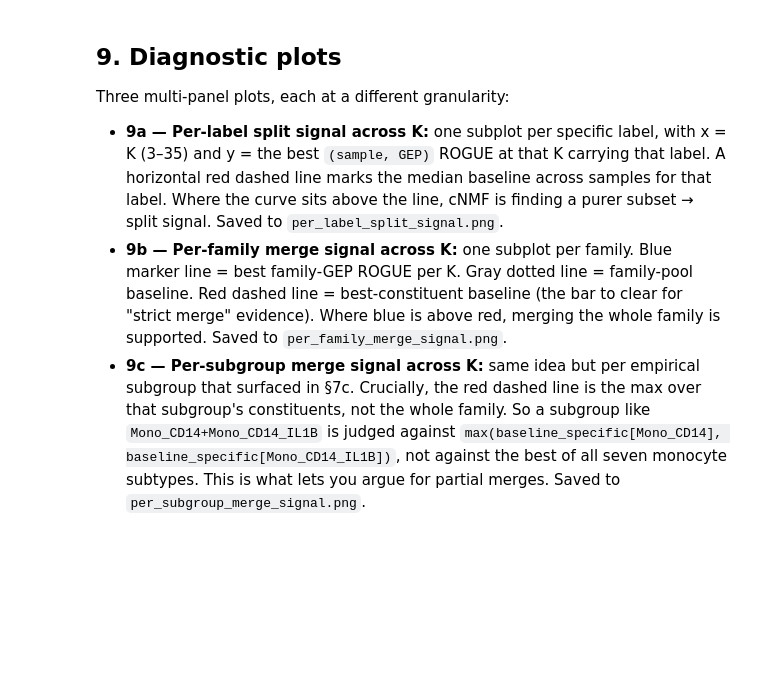
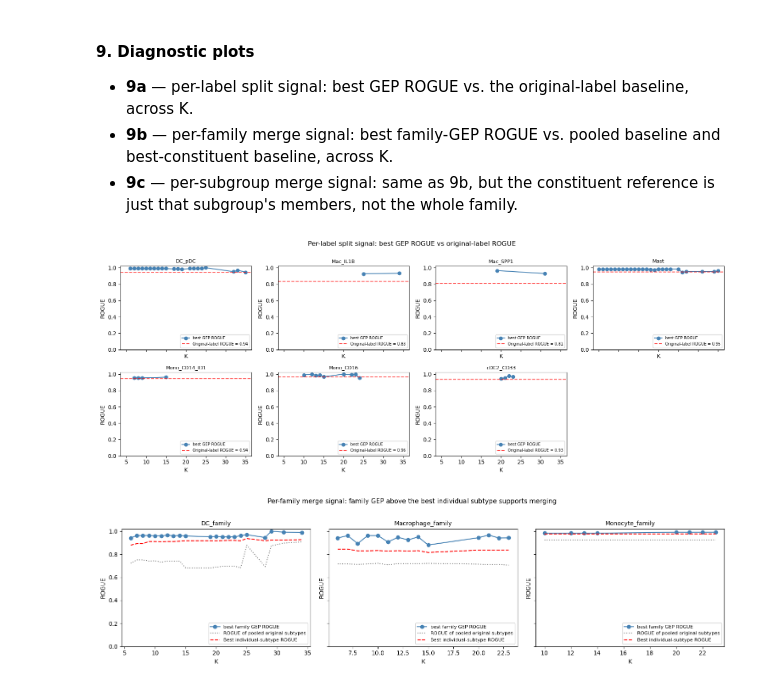
Before and after one commit to sumedhars/dinh-lab-clanp, a Jupyter notebook: 4_rogue_per_gep_audit.ipynb, the cells around one changed output. Saved outputs shown, nothing was run; the diff lists cells and outputs as text; code cells hidden in the pictures; blank space fills up the shorter version.

```diff
--- a/4_rogue_per_gep_audit.ipynb
+++ b/4_rogue_per_gep_audit.ipynb
@@ -893,9 +858,6 @@ The resulting `audit_df` combines the original GEP ROGUE scores, the `membership
 # %%
-# Constituent-reference helper: mean/min/max of baseline_specific ROGUE across
-# an arbitrary list of original labels — used for both 'subgroup' and 'family' rows.
 def _refs_from_members(sample, members):
-    """Return (mean, min, max) of baseline_specific ROGUE across `members`
-    in `sample`. NaNs if no constituent has a baseline."""
+    """(mean, min, max) of baseline_specific ROGUE across `members` in `sample`."""
     vals = [baseline_specific_lookup.get((sample, m)) for m in members]
     vals = [v for v in vals if v is not None and not np.isnan(v)]
     if not vals:
@@ -909,8 +871,8 @@ for _, r in gep_rogue_long.iterrows():
         'sample':            r['sample'],
         'K':                 r['K'],
         'gep':               r['gep'],
-        'label':             r['label'],          # original nb2 label
-        'label_kind':        r['label_kind'],     # original nb2 kind
+        'label':             r['label'],
+        'label_kind':        r['label_kind'],
         'membership_label':   r['membership_label'],
         'baseline_group_type':    r['baseline_group_type'],
         'members_str':       r['members_str'],
@@ -939,7 +901,7 @@ for _, r in gep_rogue_long.iterrows():
         )
         mean_b, min_b, max_b = _refs_from_members(r['sample'], members)
         rec.update(
-            baseline_ROGUE        = pool,                                              # subgroup-pool ROGUE
+            baseline_ROGUE        = pool,
             delta_ROGUE           = r['ROGUE'] - pool   if not pd.isna(pool)   else np.nan,
             baseline_ROGUE_mean   = mean_b,
             baseline_ROGUE_min    = min_b,
@@ -950,7 +912,6 @@ for _, r in gep_rogue_long.iterrows():
 
     elif kind == 'family':
         pool = baseline_family_lookup.get((r['sample'], r['membership_label']), np.nan)
-        # Family members come from CELLTYPE_FAMILIES, not from r['members']
         fam = r['membership_label'][:-len(FAMILY_LABEL_SUFFIX)]
         family_members = CELLTYPE_FAMILIES.get(fam, [])
         mean_b, min_b, max_b = _refs_from_members(r['sample'], family_members)
@@ -964,7 +925,7 @@ for _, r in gep_rogue_long.iterrows():
             delta_ROGUE_vs_max    = r['ROGUE'] - max_b  if not pd.isna(max_b)  else np.nan,
         )
 
-    else:   # ambiguous or no_label
+    else:
         rec.update(
             baseline_ROGUE        = np.nan,
             delta_ROGUE           = np.nan,
@@ -975,24 +936,12 @@ for _, r in gep_rogue_long.iterrows():
             delta_ROGUE_vs_max    = np.nan,
         )
 
-    # Per-row recommendation tag on a single symmetric three-band ladder:
-    #   purer     : GEP clears its reference by >= +DELTA_ROGUE_THRESHOLD
-    #   tie       : GEP is within +/-DELTA_ROGUE_THRESHOLD of its reference (no
-    #               evidence either way; the sign of a sub-threshold delta is
-    #               noise, so the old zero-crossing split is deliberately gone)
-    #   less_pure : GEP falls below its reference by >= DELTA_ROGUE_THRESHOLD
-    # The reference differs by kind:
-    #   specific          -> the subtype's own baseline (delta_ROGUE)
-    #   subgroup / family -> the BEST individual constituent, i.e. the MAX over
-    #                        constituents (delta_ROGUE_vs_max). Beating only the
-    #                        mean or the pooled baseline is NOT enough.
     if kind == 'specific':
         d         = rec['delta_ROGUE']
         purer     = 'specific_GEP_purer'
         less_pure = 'specific_GEP_less_pure'
         tie       = 'specific_GEP_tie'
     elif kind in ('subgroup', 'family'):
-        # Always judged against the max constituent.
         d         = rec['delta_ROGUE_vs_max']
         purer     = 'subgroup_GEP_purer'     if kind == 'subgroup' else 'family_GEP_purer'
         less_pure = 'subgroup_GEP_less_pure' if kind == 'subgroup' else 'family_GEP_less_pure'
@@ -1019,7 +968,6 @@ print("\nRecommendation tag counts:")
 print(audit_df['recommendation'].value_counts().to_string())
 
 print("\nBy baseline_group_type:")
-print(pd.crosstab(audit_df['baseline_group_type'],
-                  audit_df['recommendation']).to_string())
+print(pd.crosstab(audit_df['baseline_group_type'], audit_df['recommendation']).to_string())
 
 audit_df.head(10)
@@ -1026,60 +1003,52 @@ audit_df.head(10)
 # %% [markdown]
-## 9. Diagnostic plots
+#### 9. Diagnostic plots
 
-Three multi-panel plots, each at a different granularity:
-- **9a — Per-label split signal across K:** one subplot per specific label, with x = K (3–35) and y = the best `(sample, GEP)` ROGUE at that K carrying that label. A horizontal red dashed line marks the median baseline across samples for that label. Where the curve sits above the line, cNMF is finding a purer subset → split signal. Saved to `per_label_split_signal.png`.
-- **9b — Per-family merge signal across K:** one subplot per family. Blue marker line = best family-GEP ROGUE per K. Gray dotted line = family-pool baseline. Red dashed line = best-constituent baseline (the bar to clear for "strict merge" evidence). Where blue is above red, merging the whole family is supported. Saved to `per_family_merge_signal.png`.
-- **9c — Per-subgroup merge signal across K:** same idea but per empirical subgroup that surfaced in §7c. Crucially, the red dashed line is the max over that subgroup's constituents, not the whole family. So a subgroup like `Mono_CD14+Mono_CD14_IL1B` is judged against `max(baseline_specific[Mono_CD14], baseline_specific[Mono_CD14_IL1B])`, not against the best of all seven monocyte subtypes. This is what lets you argue for partial merges. Saved to `per_subgroup_merge_signal.png`.
+- **9a** — per-label split signal: best GEP ROGUE vs. the original-label baseline, across K.
+- **9b** — per-family merge signal: best family-GEP ROGUE vs. pooled baseline and best-constituent baseline, across K.
+- **9c** — per-subgroup merge signal: same as 9b, but the constituent reference is just that subgroup's members, not the whole family.
 # %%
-# 9a — Per-label split signal across K
-
 specific_audit = audit_df[audit_df['label_kind'] == 'specific'].copy()
 
-# best (K, GEP) per (label, K): max ROGUE across GEPs and samples carrying that label
 per_label_best = (specific_audit
                   .groupby(['label', 'K'])
                   .agg(best_ROGUE=('ROGUE', 'max'),
                        n_rows    =('ROGUE', 'count'))
                   .reset_index())
 
-# Median baseline across samples for that label (line on each subplot)
 baseline_by_label = (baseline_specific
                      .groupby('original_label')['ROGUE']
                      .median()
                      .to_dict())
 
 labels_present = sorted(per_label_best['label'].unique())
 n = len(labels_present)
 cols = 4
 rows = int(np.ceil(n / cols))
 fig, axes = plt.subplots(rows, cols, figsize=(cols * 4, rows * 3), sharex=True)
 axes = np.atleast_2d(axes).ravel()
 
 for ax, lbl in zip(axes, labels_present):
     df = per_label_best[per_label_best['label'] == lbl].sort_values('K')
-    ax.plot(df['K'], df['best_ROGUE'], marker='o', color='steelblue',
-            label='best GEP ROGUE')
+    ax.plot(df['K'], df['best_ROGUE'], marker='o', color='steelblue', label='best GEP ROGUE')
     base = baseline_by_label.get(lbl, np.nan)
     if not pd.isna(base):
-        ax.axhline(base, ls='--', color='red', alpha=0.7,
-                   label=f'Original-label ROGUE = {base:.2f}')
+        ax.axhline(base, ls='--', color='red', alpha=0.7, label=f'Original-label ROGUE = {base:.2f}')
     ax.set_title(lbl, fontsize=9)
     ax.set_ylabel('ROGUE')
     ax.set_xlabel('K')
     ax.set_ylim(0, 1.02)
     ax.legend(fontsize=7, loc='lower right')
 
 for ax in axes[n:]:
     ax.set_visible(False)
 
-plt.suptitle("Per-label split signal: best GEP ROGUE vs original-label ROGUE",
-             y=1.00, fontsize=12)
+plt.suptitle("Per-label split signal: best GEP ROGUE vs original-label ROGUE", y=1.00, fontsize=12)
 plt.tight_layout()
 plt.savefig(f"{OUT_DIR}/per_label_split_signal.png", dpi=150, bbox_inches='tight')
 plt.show()
+# %% [output]
+[figure, added]
 # %%
-# 9b — Per-family merge signal across K
-
 family_audit = audit_df[audit_df['label_kind'] == 'family'].copy()
 
 per_family_best = (family_audit
@@ -1097,21 +1066,19 @@ axes = np.atleast_1d(axes)
 
 for ax, fam_lbl in zip(axes, families_present):
     df = per_family_best[per_family_best['label'] == fam_lbl].sort_values('K')
-    ax.plot(df['K'], df['best_ROGUE'],   marker='o', color='steelblue',
-            label='best family GEP ROGUE')
-    ax.plot(df['K'], df['med_pool_base'], ls=':',  color='gray',
-        label='ROGUE of pooled original subtypes')
-    ax.plot(df['K'], df['med_max_base'],  ls='--', color='red',
-            label='Best individual-subtype ROGUE')
+    ax.plot(df['K'], df['best_ROGUE'],   marker='o', color='steelblue', label='best family GEP ROGUE')
+    ax.plot(df['K'], df['med_pool_base'], ls=':',  color='gray', label='ROGUE of pooled original subtypes')
+    ax.plot(df['K'], df['med_max_base'],  ls='--', color='red', label='Best individual-subtype ROGUE')
     ax.set_title(fam_lbl, fontsize=10)
     ax.set_xlabel('K')
     ax.set_ylabel('ROGUE')
     ax.set_ylim(0, 1.02)
     ax.legend(fontsize=8, loc='lower right')
 
-plt.suptitle("Per-family merge signal: family GEP above the best individual subtype supports merging",
-             y=1.02, fontsize=11)
+plt.suptitle("Per-family merge signal: family GEP above the best individual subtype supports merging", y=1.02, fontsize=11)
 plt.tight_layout()
 plt.savefig(f"{OUT_DIR}/per_family_merge_signal.png", dpi=150, bbox_inches='tight')
 plt.show()
+# %% [output]
+[figure, added]
 # %%
```
Also changed, not shown: parts of 34 cells of this notebook, 21 other files.
